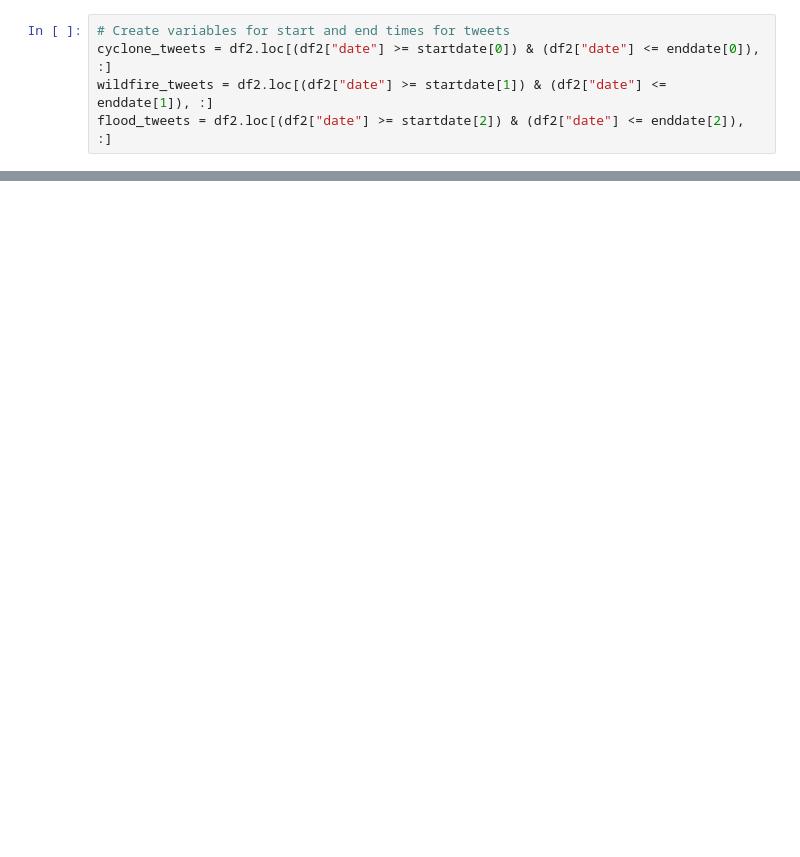
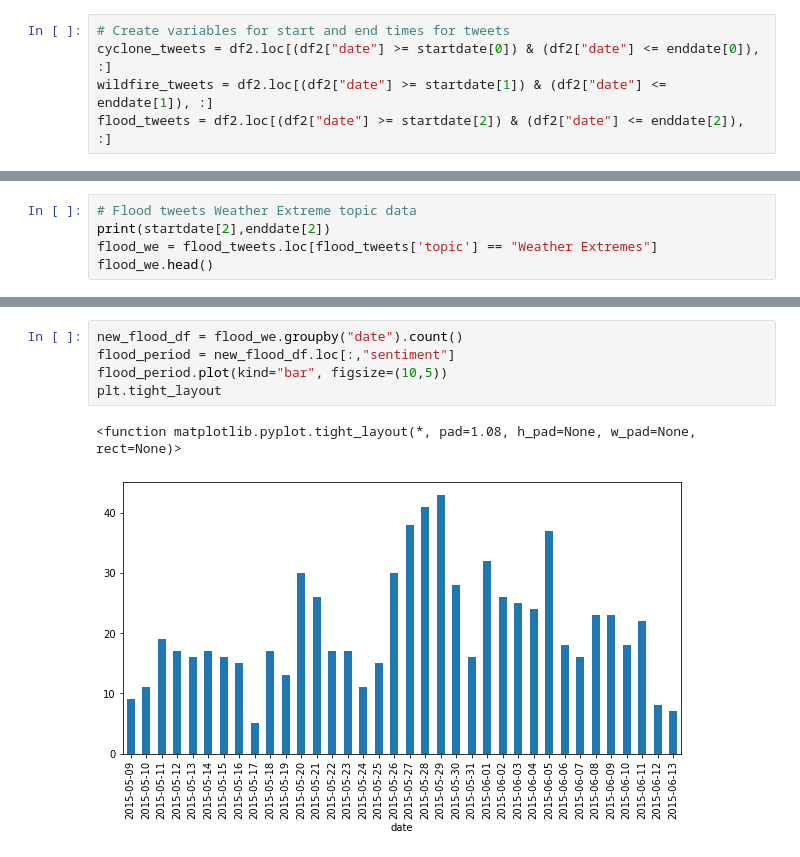
Before and after one commit to andcetera/Twitter-climate-change-sentiment, a Jupyter notebook: Individual_Contributors/us_disasters.ipynb, the cells around one changed output, grey strips where cells are left out. Drawn from its saved outputs; the diff is of its cells as text; blank space fills up the shorter version.

```diff
--- a/us_disasters.ipynb
+++ b/Individual_Contributors/us_disasters.ipynb
@@ -258,0 +288,5 @@ Length: 616, dtype: int64
+# %%
+# Flood tweets Weather Extreme topic data
+print(startdate[2],enddate[2])
+flood_we = flood_tweets.loc[flood_tweets['topic'] == "Weather Extremes"]
+flood_we.head()
@@ -275,0 +325,8 @@ plt.tight_layout()
+# %%
+new_flood_df = flood_we.groupby("date").count()
+flood_period = new_flood_df.loc[:,"sentiment"]
+flood_period.plot(kind="bar", figsize=(10,5))
+plt.tight_layout
+# %% [output]
+<function matplotlib.pyplot.tight_layout(*, pad=1.08, h_pad=None, w_pad=None, rect=None)>
+[figure, added]
```
Also changed, not shown: parts of 8 cells of this notebook.
